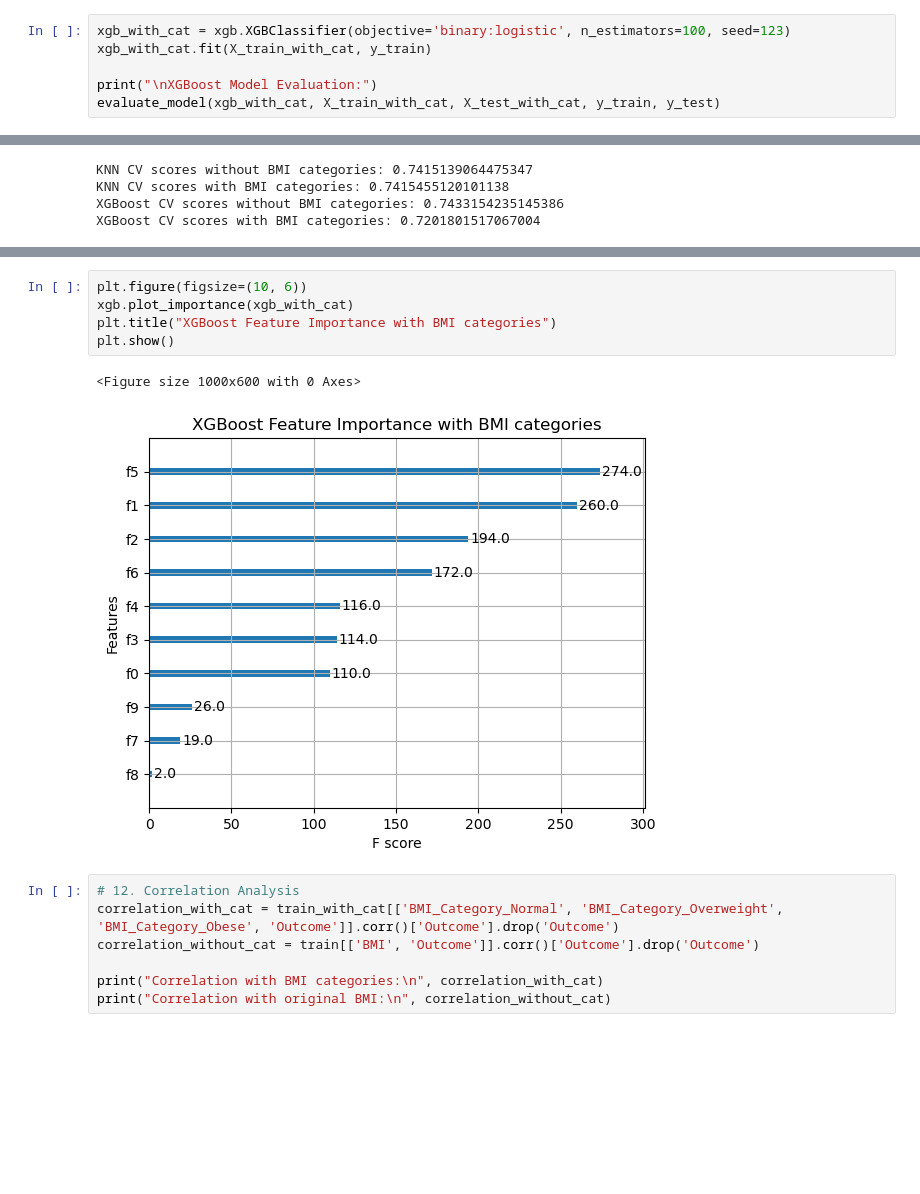
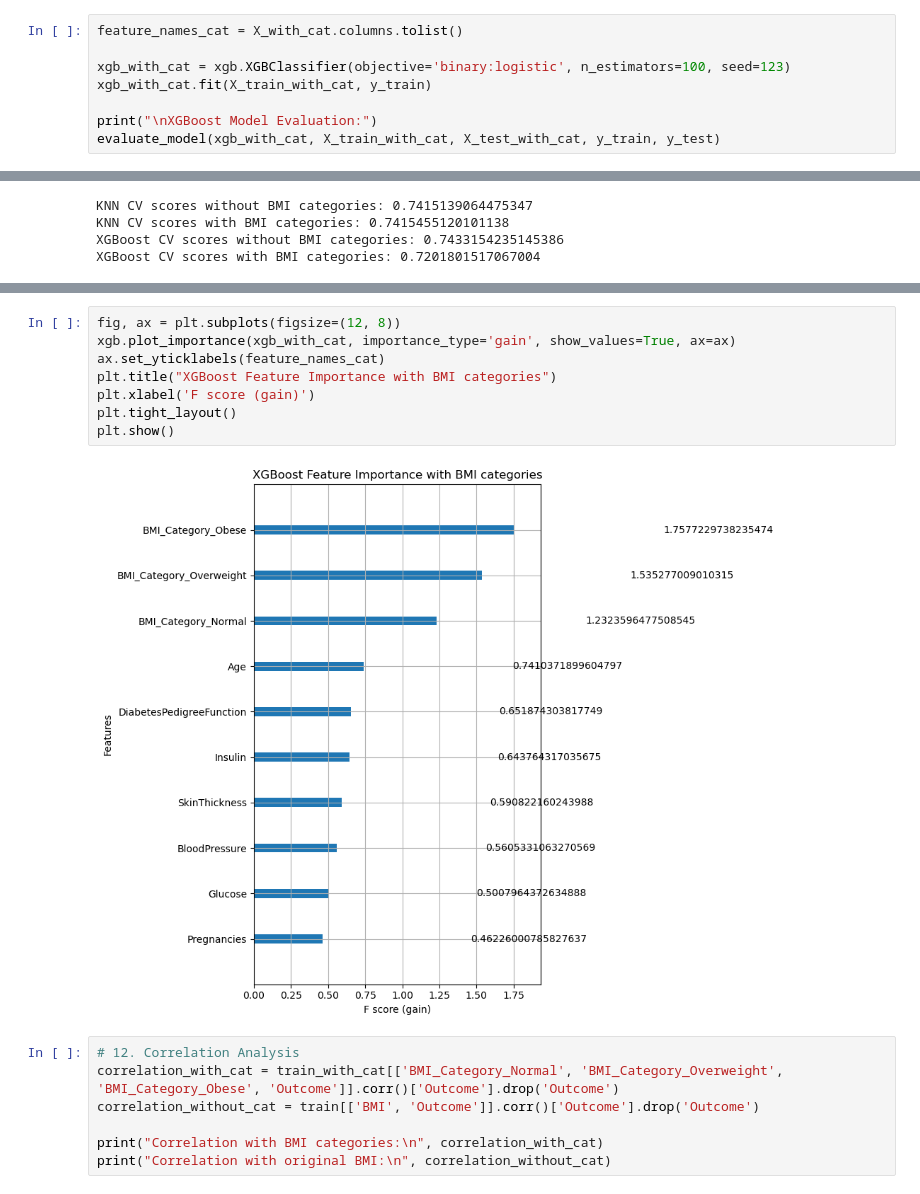
Before and after one commit to hugofitipaldi/kaggle, a Jupyter notebook: diabetes/diabetes_classification.ipynb, the cells around one changed output, grey strips where cells are left out. Saved outputs shown, nothing was run; the diff lists cells and outputs as text; blank space fills up the shorter version.

```diff
--- a/diabetes/diabetes_classification.ipynb
+++ b/diabetes/diabetes_classification.ipynb
@@ -235,6 +236,8 @@ Classification Report:
    macro avg       0.81      0.82      0.82       141
 weighted avg       0.83      0.83      0.83       141
 # %%
+feature_names_cat = X_with_cat.columns.tolist()
+
 xgb_with_cat = xgb.XGBClassifier(objective='binary:logistic', n_estimators=100, seed=123)
 xgb_with_cat.fit(X_train_with_cat, y_train)
 
@@ -308,11 +314,13 @@ plt.show()
 # %%
-plt.figure(figsize=(10, 6))
-xgb.plot_importance(xgb_with_cat)
+fig, ax = plt.subplots(figsize=(12, 8))
+xgb.plot_importance(xgb_with_cat, importance_type='gain', show_values=True, ax=ax)
+ax.set_yticklabels(feature_names_cat)
 plt.title("XGBoost Feature Importance with BMI categories")
+plt.xlabel('F score (gain)')
+plt.tight_layout()
 plt.show()
 # %% [output]
-<Figure size 1000x600 with 0 Axes>
-[figure, old version]
+[figure, new version]
 # %%
 # 12. Correlation Analysis
 correlation_with_cat = train_with_cat[['BMI_Category_Normal', 'BMI_Category_Overweight', 'BMI_Category_Obese', 'Outcome']].corr()['Outcome'].drop('Outcome')
```
Also changed, not shown: parts of 2 cells of this notebook.
